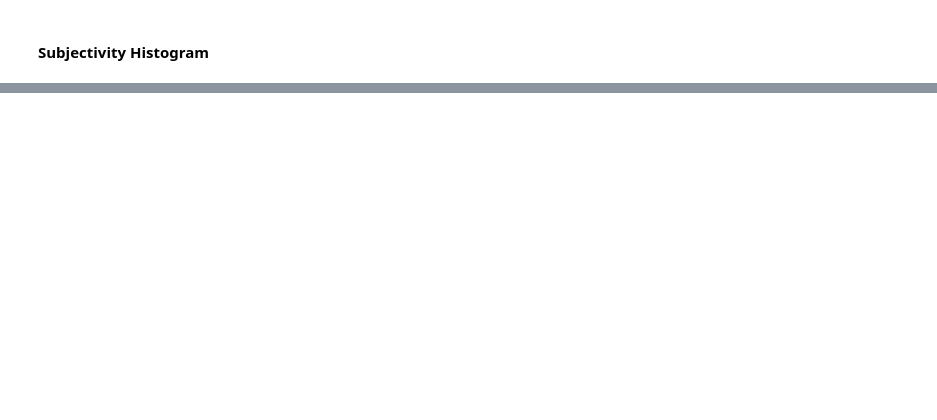
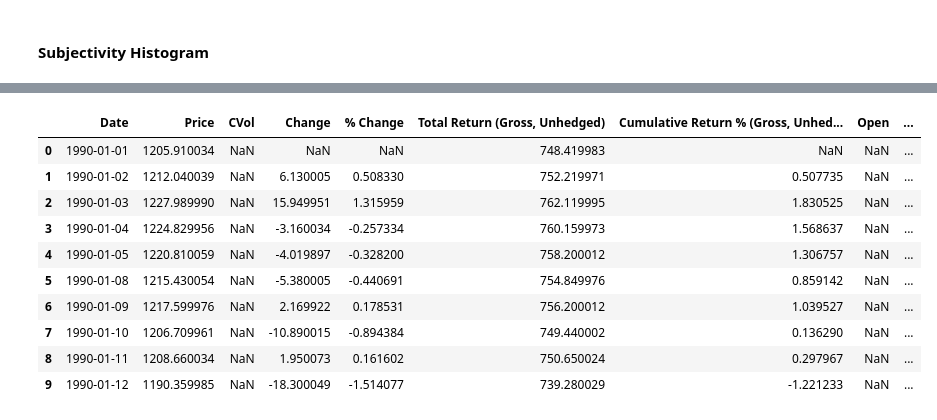
Before and after one commit to gamzebb/group-project, a Jupyter notebook: BankSpeeches_StarterCode-8.ipynb, the cells around one changed output, grey strips where cells are left out. Cells and saved outputs as stored; diff of their text form; code cells hidden in the pictures; blank space fills up the shorter version.

```diff
--- a/BankSpeeches_StarterCode-8.ipynb
+++ b/BankSpeeches_StarterCode-8.ipynb
@@ -1041,0 +1015,15 @@ plt.show()
+# %%
+ftse_350 = pd.read_excel('C:\\Users\\gamze bozkurt omar\\Desktop\\Employer_Project\\FTSE indices\\FTSE indices\\FTSE350.xlsx', skiprows=15)
+ftse_350.head(10)
+# %% [output]
+|  | Date | Price | CVol | Change | % Change | Total Return (Gross, Unhedged) | Cumulative Return % (Gross, Unhed... | Open | ... |
+| 0 | 1990-01-01 | 1205.910034 | NaN | NaN | NaN | 748.419983 | NaN | NaN | ... |
+| 1 | 1990-01-02 | 1212.040039 | NaN | 6.130005 | 0.508330 | 752.219971 | 0.507735 | NaN | ... |
+| 2 | 1990-01-03 | 1227.989990 | NaN | 15.949951 | 1.315959 | 762.119995 | 1.830525 | NaN | ... |
+| 3 | 1990-01-04 | 1224.829956 | NaN | -3.160034 | -0.257334 | 760.159973 | 1.568637 | NaN | ... |
+| 4 | 1990-01-05 | 1220.810059 | NaN | -4.019897 | -0.328200 | 758.200012 | 1.306757 | NaN | ... |
+| 5 | 1990-01-08 | 1215.430054 | NaN | -5.380005 | -0.440691 | 754.849976 | 0.859142 | NaN | ... |
+| 6 | 1990-01-09 | 1217.599976 | NaN | 2.169922 | 0.178531 | 756.200012 | 1.039527 | NaN | ... |
+| 7 | 1990-01-10 | 1206.709961 | NaN | -10.890015 | -0.894384 | 749.440002 | 0.136290 | NaN | ... |
+| 8 | 1990-01-11 | 1208.660034 | NaN | 1.950073 | 0.161602 | 750.650024 | 0.297967 | NaN | ... |
+| 9 | 1990-01-12 | 1190.359985 | NaN | -18.300049 | -1.514077 | 739.280029 | -1.221233 | NaN | ... |
```
Also changed, not shown: parts of 76 cells of this notebook.
